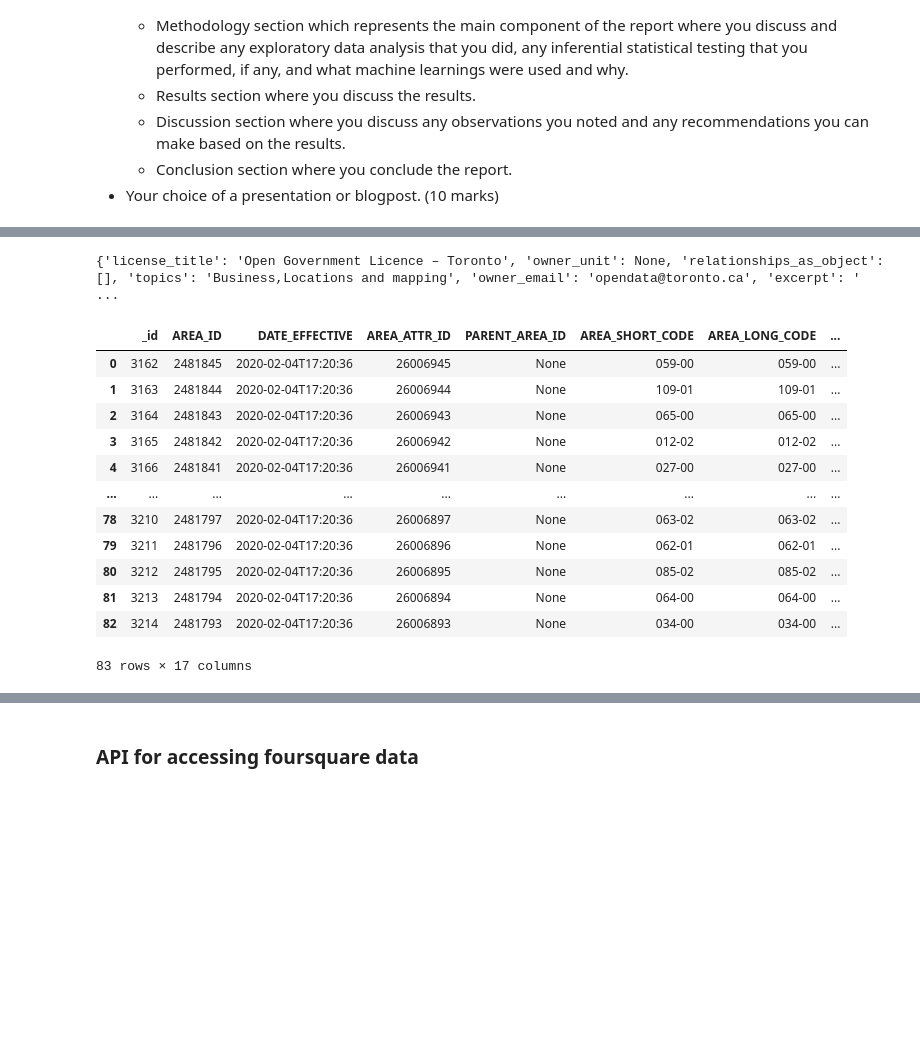
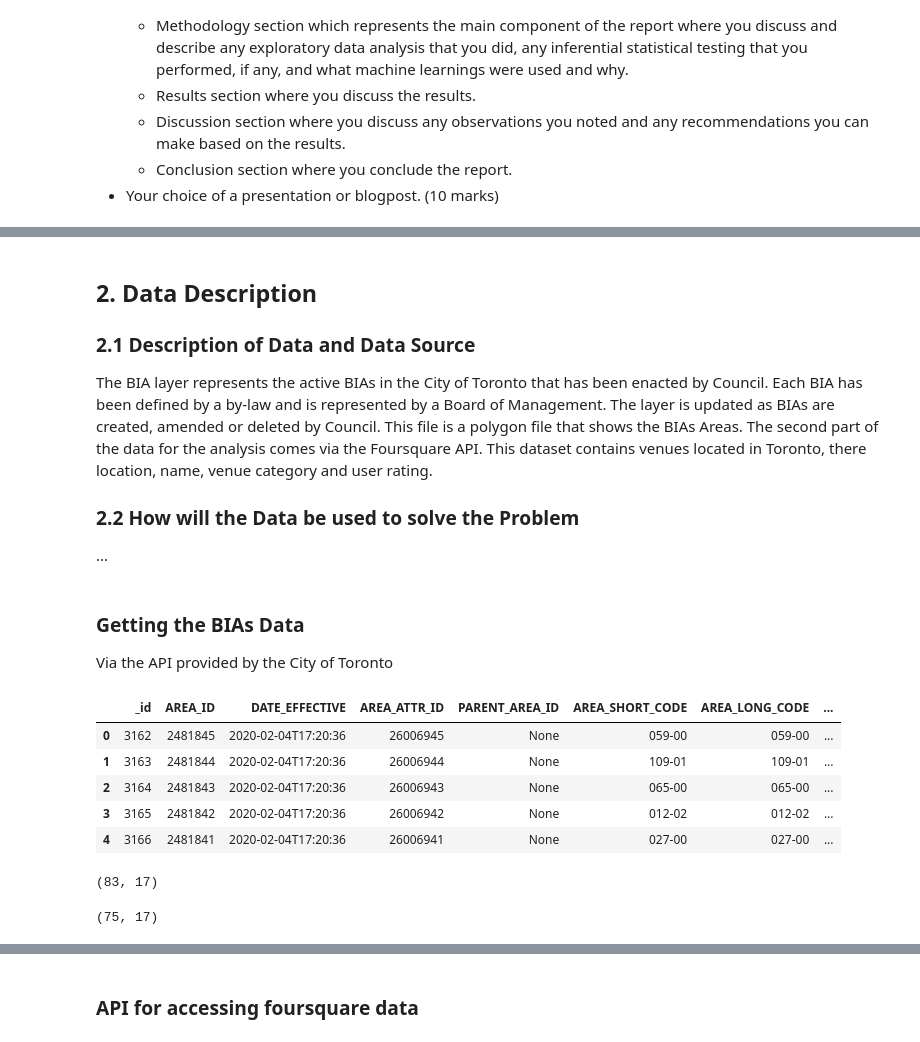
Before and after one commit to JPLue/Coursera_Capstone, a Jupyter notebook: Coursera Capstone Notebook.ipynb, the cells around one changed output, grey strips where cells are left out. Cells and saved outputs as stored; diff of their text form; code cells hidden in the pictures; blank space fills up the shorter version.

Commit message:
Map BIAs Areas

```diff
--- a/Coursera Capstone Notebook.ipynb
+++ b/Coursera Capstone Notebook.ipynb
@@ -61,41 +58,46 @@ Data ...
+# %% [markdown]
+## 2. Data Description
+
+### 2.1 Description of Data and Data Source
+The BIA layer represents the active BIAs in the City of Toronto that has been enacted by Council. Each BIA has been defined by a by-law and is represented by a Board of Management. The layer is updated as BIAs are created, amended or deleted by Council. This file is a polygon file that shows the BIAs Areas.
+The second part of the data for the analysis comes via the Foursquare API. This dataset contains venues located in Toronto, there location, name, venue category and user rating.
+
+### 2.2 How will the Data be used to solve the Problem
+...
+# %% [markdown]
+### Getting the BIAs Data
+
+Via the API provided by the City of Toronto
 # %%
-import urllib
-import json
-
 # Get the dataset metadata by passing package_id to the package_search endpoint
 # For example, to retrieve the metadata for this dataset:
 
 url = "https://ckan0.cf.opendata.inter.prod-toronto.ca/api/3/action/package_show"
 params = { "id": "9edb9628-1213-42bd-8352-5c4ed28e9e42"}
 response = urllib.request.urlopen(url, data=bytes(json.dumps(params), encoding="utf-8"))
 package = json.loads(response.read())
-print(package["result"])
 
 # Get the data by passing the resource_id to the datastore_search endpoint
 # See https://docs.ckan.org/en/latest/maintaining/datastore.html for detailed parameters options
 # For example, to retrieve the data content for the first resource in the datastore:
 
 for idx, resource in enumerate(package["result"]["resources"]):
     if resource["datastore_active"]:
         url = "https://ckan0.cf.opendata.inter.prod-toronto.ca/api/3/action/datastore_search"
         p = { "id": resource["id"] }
         r = urllib.request.urlopen(url, data=bytes(json.dumps(p), encoding="utf-8"))
         data = json.loads(r.read())
-        df = pd.DataFrame(data["result"]["records"])
+        df_BIAs = pd.DataFrame(data["result"]["records"])
         break
-df
+df_BIAs.head()
 # %% [output]
-{'license_title': 'Open Government Licence – Toronto', 'owner_unit': None, 'relationships_as_object': [], 'topics': 'Business,Locations and mapping', 'owner_email': 'opendata@toronto.ca', 'excerpt': ' ...
 |  | _id | AREA_ID | DATE_EFFECTIVE | AREA_ATTR_ID | PARENT_AREA_ID | AREA_SHORT_CODE | AREA_LONG_CODE | ... |
 | 0 | 3162 | 2481845 | 2020-02-04T17:20:36 | 26006945 | None | 059-00 | 059-00 | ... |
 | 1 | 3163 | 2481844 | 2020-02-04T17:20:36 | 26006944 | None | 109-01 | 109-01 | ... |
 | 2 | 3164 | 2481843 | 2020-02-04T17:20:36 | 26006943 | None | 065-00 | 065-00 | ... |
 | 3 | 3165 | 2481842 | 2020-02-04T17:20:36 | 26006942 | None | 012-02 | 012-02 | ... |
 | 4 | 3166 | 2481841 | 2020-02-04T17:20:36 | 26006941 | None | 027-00 | 027-00 | ... |
-| ... | ... | ... | ... | ... | ... | ... | ... | ... |
-| 78 | 3210 | 2481797 | 2020-02-04T17:20:36 | 26006897 | None | 063-02 | 063-02 | ... |
-| 79 | 3211 | 2481796 | 2020-02-04T17:20:36 | 26006896 | None | 062-01 | 062-01 | ... |
-| 80 | 3212 | 2481795 | 2020-02-04T17:20:36 | 26006895 | None | 085-02 | 085-02 | ... |
-| 81 | 3213 | 2481794 | 2020-02-04T17:20:36 | 26006894 | None | 064-00 | 064-00 | ... |
-| 82 | 3214 | 2481793 | 2020-02-04T17:20:36 | 26006893 | None | 034-00 | 034-00 | ... |
-83 rows × 17 columns
+# %%
+df_BIAs.shape
+# %% [output]
+(83, 17)
@@ -101,0 +112,4 @@ df
+# %%
+df_BIAs.shape
+# %% [output]
+(75, 17)
```
Also changed, not shown: parts of 10 cells of this notebook.
